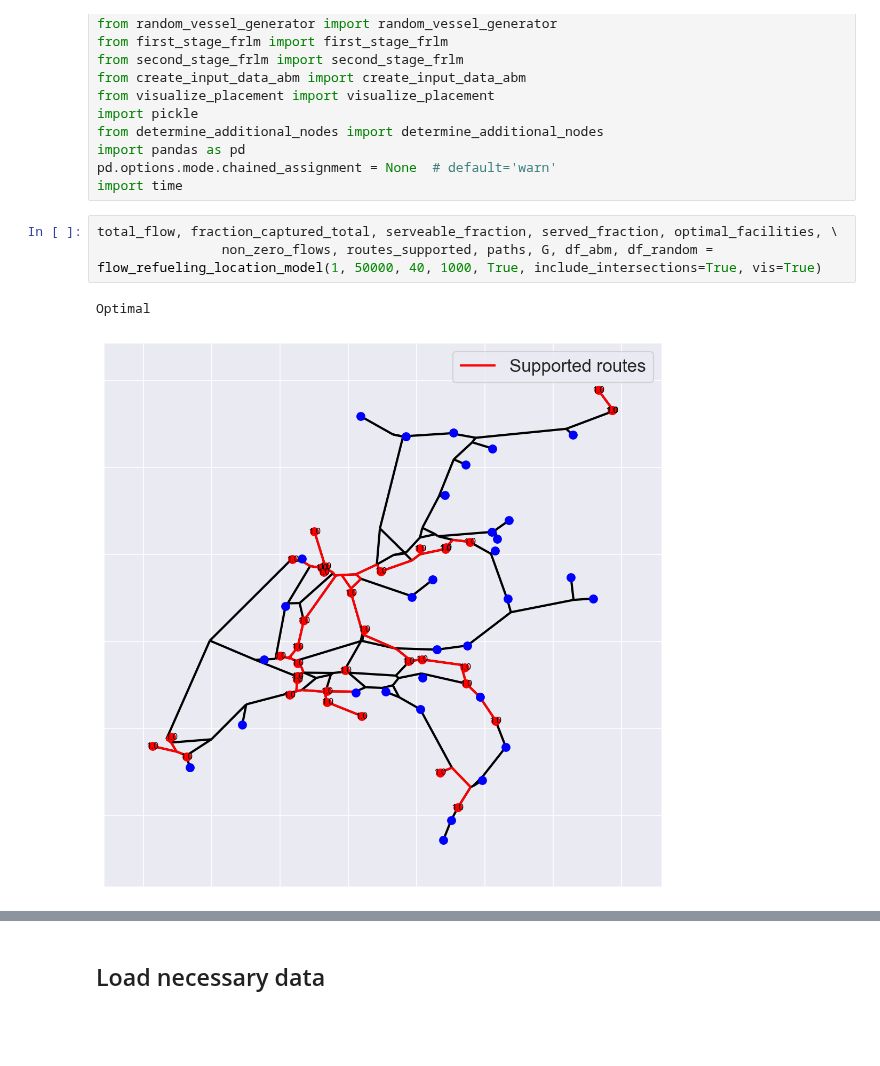
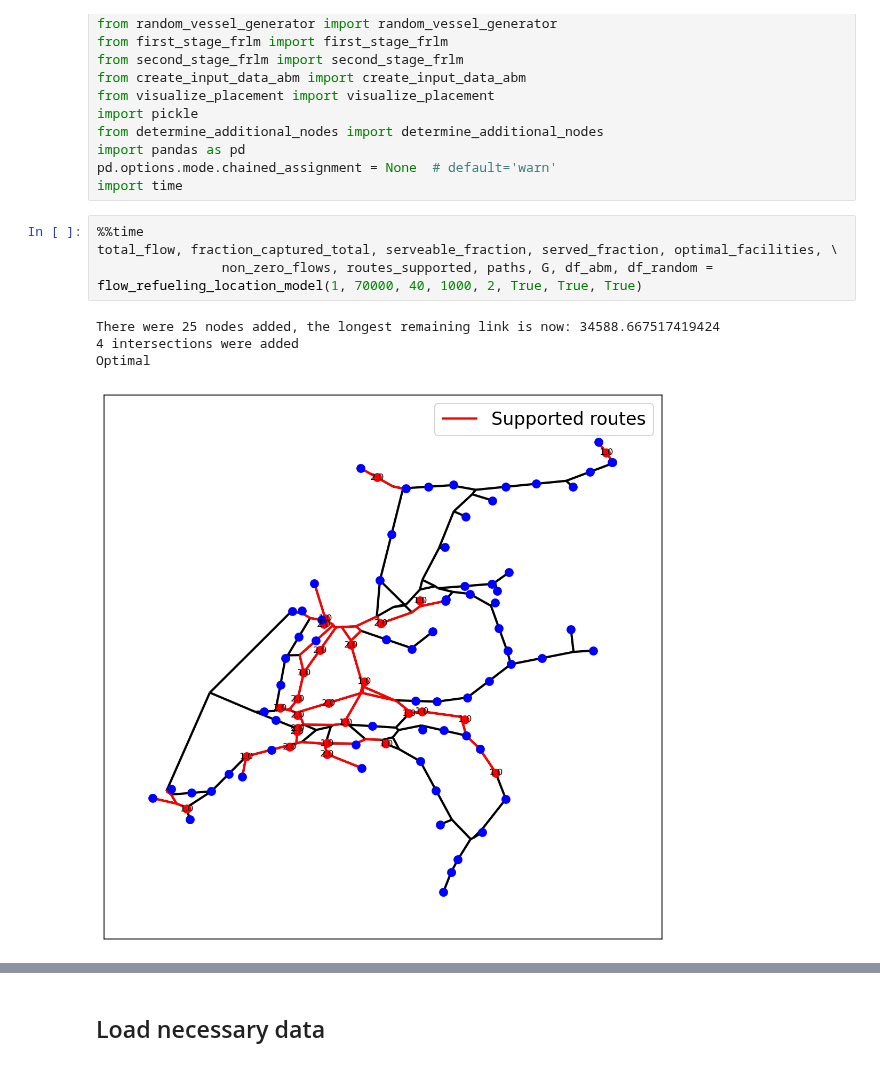
Before and after one commit to fabiandriessen/Thesis, a Jupyter notebook: 5_waterway_network_test.ipynb, the cells around one changed output, grey strips where cells are left out. Drawn from its saved outputs; the diff is of its cells as text; blank space fills up the shorter version.

```diff
--- a/5_waterway_network_test.ipynb
+++ b/5_waterway_network_test.ipynb
@@ -13,8 +13,11 @@ import pandas as pd
 pd.options.mode.chained_assignment = None  # default='warn'
 import time
 # %%
+%%time
 total_flow, fraction_captured_total, serveable_fraction, served_fraction, optimal_facilities, \
-                non_zero_flows, routes_supported, paths, G, df_abm, df_random = flow_refueling_location_model(1, 50000, 40, 1000, True, include_intersections=True, vis=True)
+                non_zero_flows, routes_supported, paths, G, df_abm, df_random = flow_refueling_location_model(1, 70000, 40, 1000, 2, True, True, True)
 # %% [output]
+There were 25 nodes added, the longest remaining link is now: 34588.667517419424
+4 intersections were added
 Optimal
-[figure, old version]
+[figure, new version]
```
Also changed, not shown: parts of 29 cells of this notebook, 20 other files.
